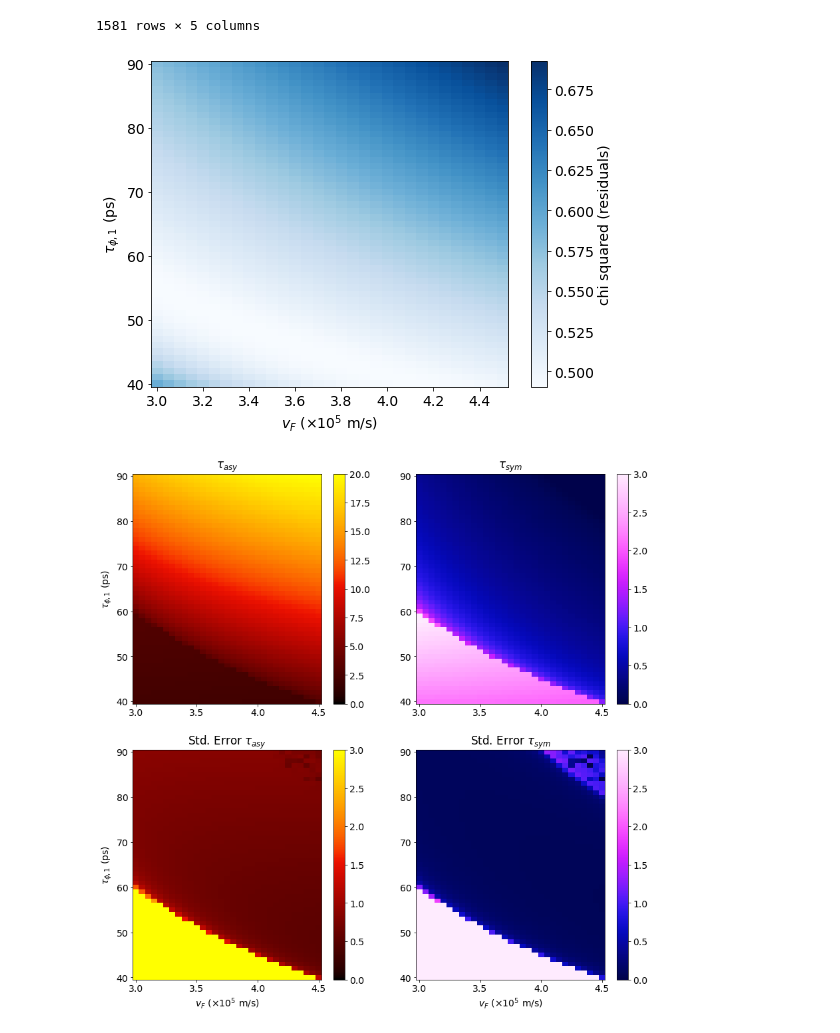
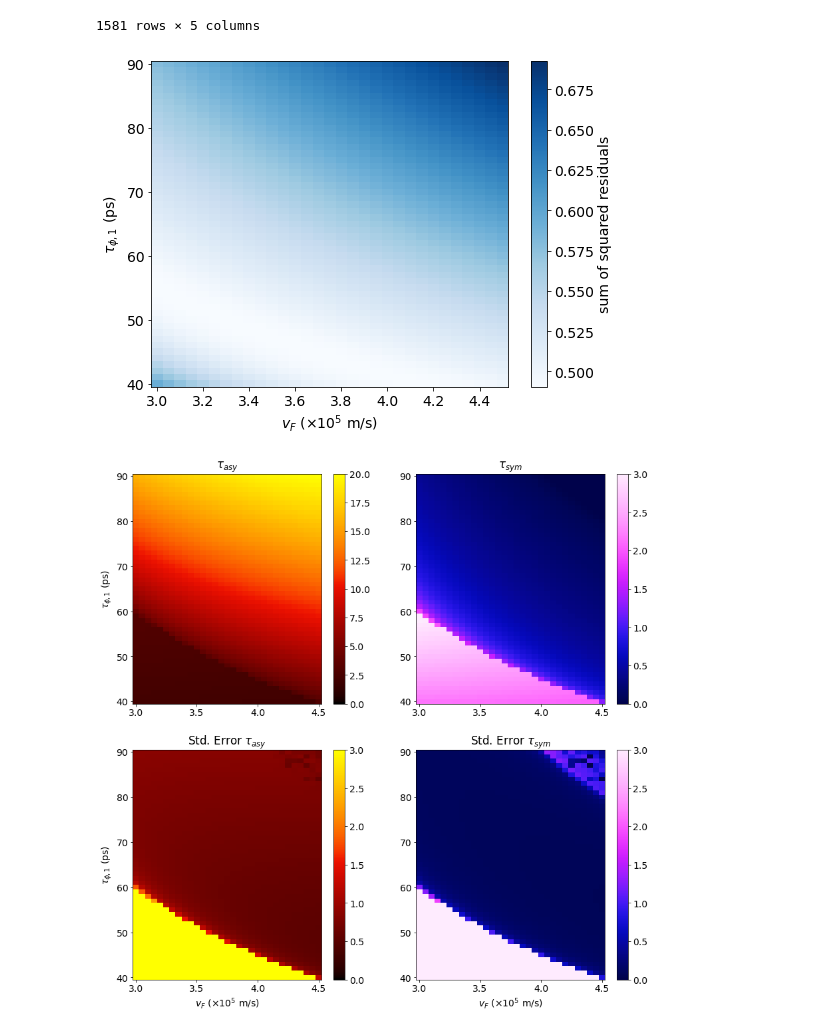
Before and after one commit to RMpolski/Graphene-Spin-Orbit-Analysis, a Jupyter notebook: WeakAntilocalizationAnalysis.ipynb, the cells around one changed output. Cells and saved outputs as stored; diff of their text form; code cells hidden in the pictures.

```diff
--- a/WeakAntilocalizationAnalysis.ipynb
+++ b/WeakAntilocalizationAnalysis.ipynb
@@ -717,13 +727,13 @@ result_df['vF'] = result_df['vF']/1e5
 # %%
 newshape = vF_vals.shape
 # %%
-fig, ax = plt.subplots(1, 1)
+fig, ax = plt.subplots(1, 1, facecolor='white')
 p1 = ax.pcolormesh(vF_vals/1e5, tauphi1_vals, result_df['chisquare'].values.reshape(newshape), cmap='Blues')
-fig.colorbar(p1, ax=ax, label='chi squared (residuals)')
+fig.colorbar(p1, ax=ax, label='sum of squared residuals')
 ax.set_xlabel('$v_F$ ($\\times 10^5$ m/s)')
 ax.set_ylabel('$\\tau_{\phi, 1}$ (ps)')
 
-# plt.savefig('./Figures/Residuals_vf_tauphi1.png', dpi=300, bbox_inches='tight')
+# plt.savefig('./Figures/Residuals_vf_tauphi1.png', dpi=300)
 # %% [output]
-[figure, old version]
+[figure, new version]
 # %%
```
Also changed, not shown: parts of 10 cells of this notebook, 5 other files.
